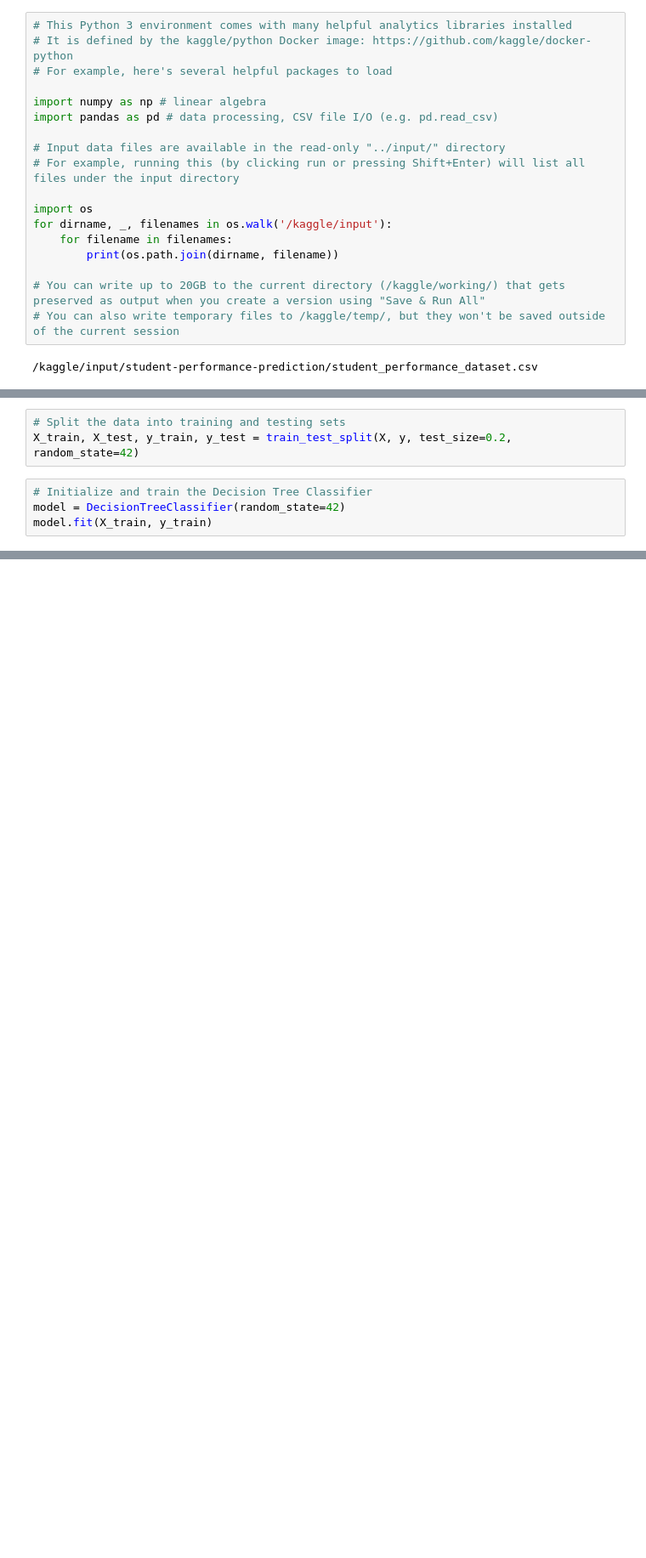
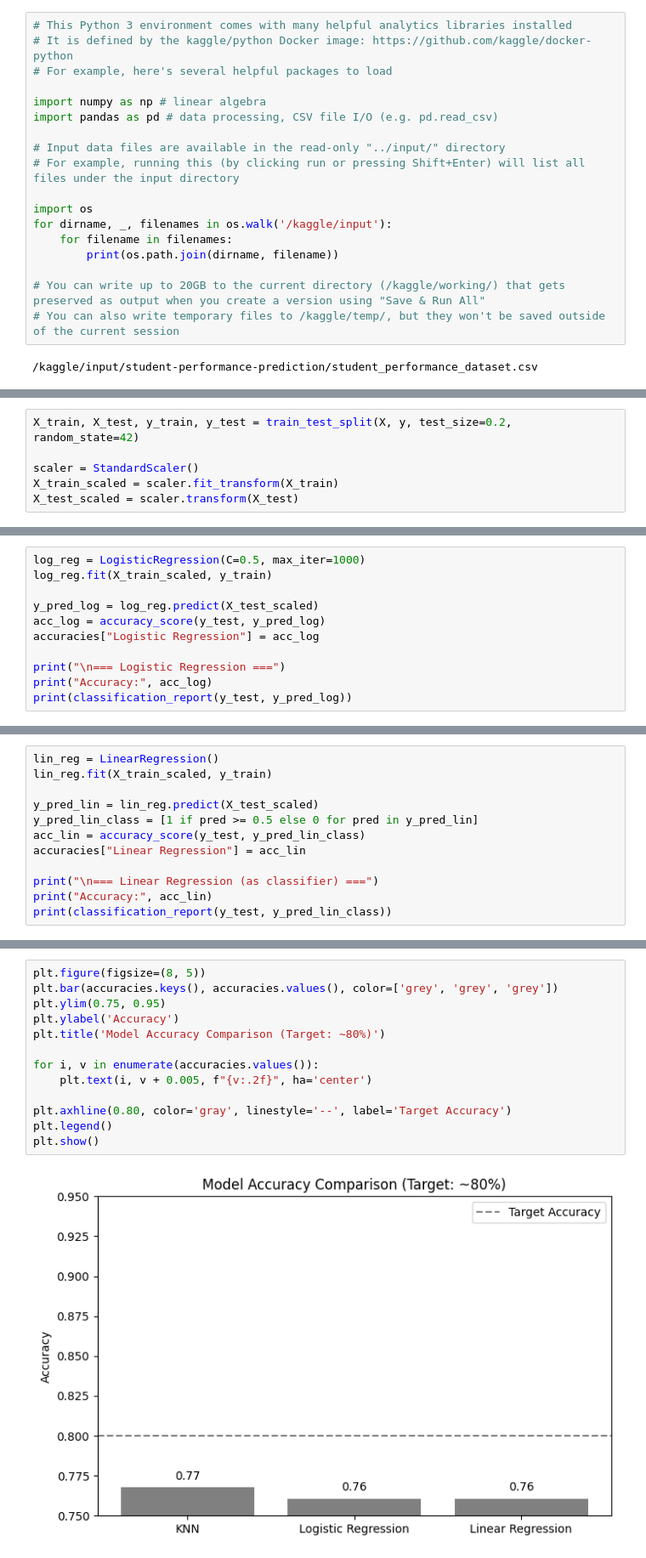
Before and after one commit to ahmeedmoheey/student_performance, a Jupyter notebook: student-performance-project.ipynb, the cells around one changed output, grey strips where cells are left out. Shown at 85% size. Cells and saved outputs as stored; diff of their text form; blank space fills up the shorter version.

```diff
--- a/student-performance-project.ipynb
+++ b/student-performance-project.ipynb
@@ -79,9 +52,8 @@ X = data[
 ]
 y = data['Pass_Fail']
 # %%
-# Split the data into training and testing sets
 X_train, X_test, y_train, y_test = train_test_split(X, y, test_size=0.2, random_state=42)
+
+scaler = StandardScaler()
+X_train_scaled = scaler.fit_transform(X_train)
+X_test_scaled = scaler.transform(X_test)
-# %%
-# Initialize and train the Decision Tree Classifier
-model = DecisionTreeClassifier(random_state=42)
-model.fit(X_train, y_train)
@@ -108,0 +84,11 @@ weighted avg       1.00      1.00      1.00       142
+# %%
+log_reg = LogisticRegression(C=0.5, max_iter=1000)
+log_reg.fit(X_train_scaled, y_train)
+
+y_pred_log = log_reg.predict(X_test_scaled)
+acc_log = accuracy_score(y_test, y_pred_log)
+accuracies["Logistic Regression"] = acc_log
+
+print("\n=== Logistic Regression ===")
+print("Accuracy:", acc_log)
+print(classification_report(y_test, y_pred_log))
@@ -108,0 +106,12 @@ weighted avg       1.00      1.00      1.00       142
+# %%
+lin_reg = LinearRegression()
+lin_reg.fit(X_train_scaled, y_train)
+
+y_pred_lin = lin_reg.predict(X_test_scaled)
+y_pred_lin_class = [1 if pred >= 0.5 else 0 for pred in y_pred_lin]
+acc_lin = accuracy_score(y_test, y_pred_lin_class)
+accuracies["Linear Regression"] = acc_lin
+
+print("\n=== Linear Regression (as classifier) ===")
+print("Accuracy:", acc_lin)
+print(classification_report(y_test, y_pred_lin_class))
@@ -108,0 +129,15 @@ weighted avg       1.00      1.00      1.00       142
+# %%
+plt.figure(figsize=(8, 5))
+plt.bar(accuracies.keys(), accuracies.values(), color=['grey', 'grey', 'grey'])
+plt.ylim(0.75, 0.95)
+plt.ylabel('Accuracy')
+plt.title('Model Accuracy Comparison (Target: ~80%)')
+
+for i, v in enumerate(accuracies.values()):
+    plt.text(i, v + 0.005, f"{v:.2f}", ha='center')
+
+plt.axhline(0.80, color='gray', linestyle='--', label='Target Accuracy')
+plt.legend()
+plt.show()
+# %% [output]
+[figure, added]
```
Also changed, not shown: parts of 10 cells of this notebook.
